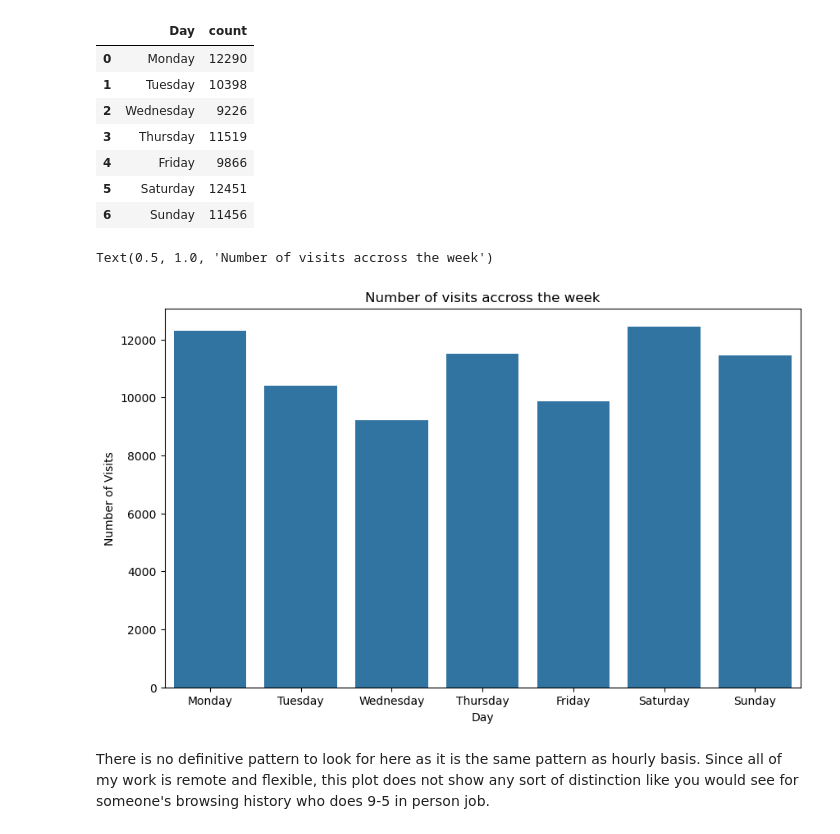
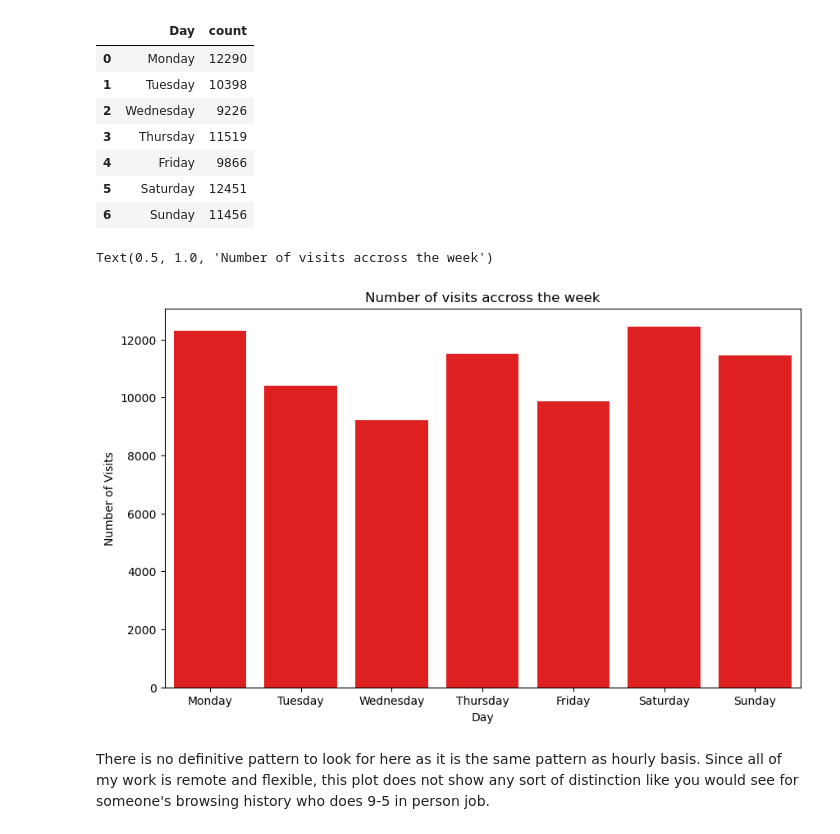
Before and after one commit to SujanNeupane42/DS602, a Jupyter notebook: week02/homework - week2.ipynb, the cells around one changed output. Cells and saved outputs as stored; diff of their text form; code cells hidden in the pictures.

```diff
--- a/week02/homework - week2.ipynb
+++ b/week02/homework - week2.ipynb
@@ -356,12 +373,12 @@ visits_by_days
 | 6 | Sunday | 11456 |
 # %%
 fig, ax = plt.subplots(nrows=1, ncols=1, figsize=(10, 6))
-sns.barplot(x=visits_by_days["Day"], y = visits_by_days["count"], ax=ax)
+sns.barplot(x=visits_by_days["Day"], y = visits_by_days["count"], ax=ax, color = 'red')
 plt.xlabel("Day")
 plt.ylabel("Number of Visits")
 plt.title("Number of visits accross the week")
 # %% [output]
 Text(0.5, 1.0, 'Number of visits accross the week')
-[figure, old version]
+[figure, new version]
 # %% [markdown]
 There is no definitive pattern to look for here as it is the same pattern as hourly basis. Since all of my work is remote and flexible, this plot does not show any sort of distinction like you would see for someone's browsing history who does 9-5 in person job.
```
Also changed, not shown: parts of 29 cells of this notebook.
